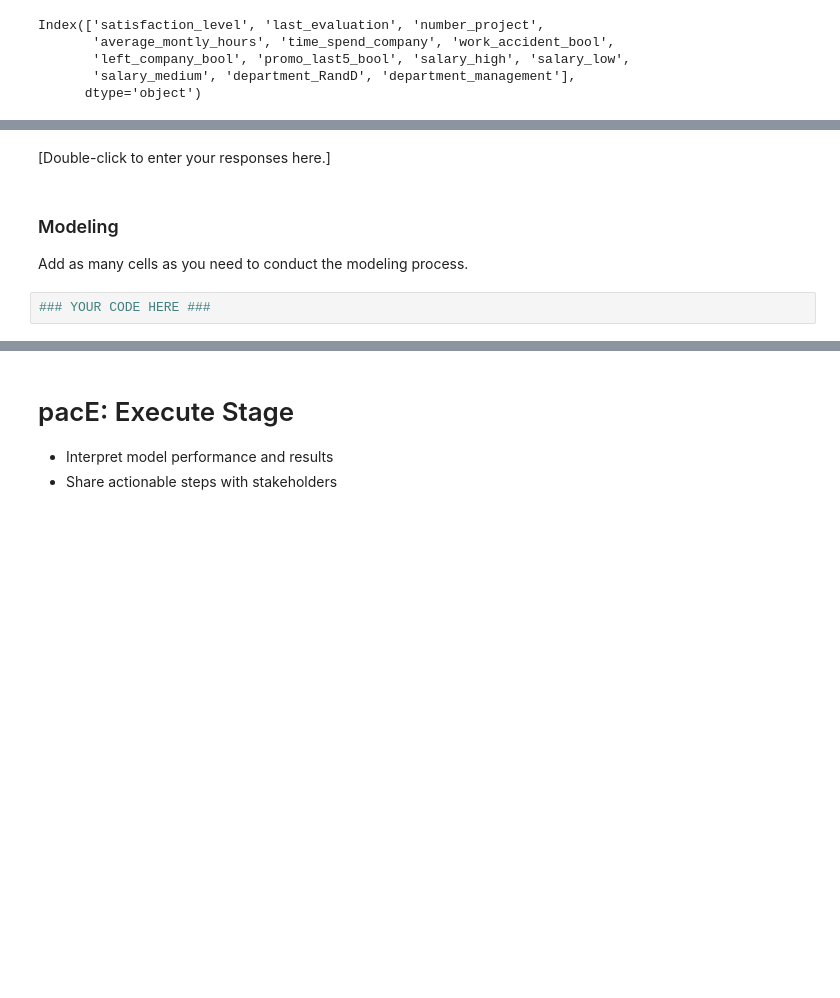
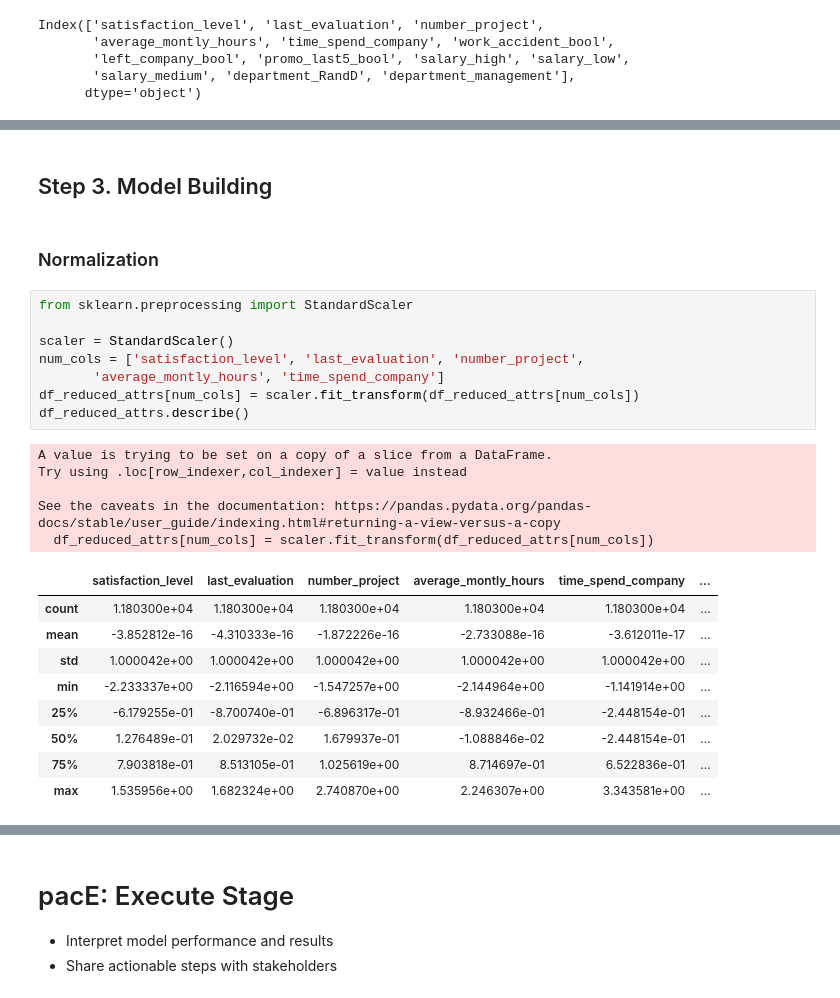
Before and after one commit to DoguKody/Predicting_Employee_Retention_Salifort_Motors, a Jupyter notebook: notebooks/Activity__Course_7_Salifort_Motors_project_lab.ipynb, the cells around one changed output, grey strips where cells are left out. Cells and saved outputs as stored; diff of their text form; blank space fills up the shorter version.

```diff
--- a/notebooks/Activity__Course_7_Salifort_Motors_project_lab.ipynb
+++ b/notebooks/Activity__Course_7_Salifort_Motors_project_lab.ipynb
@@ -1041,8 +1040,27 @@ Index(['satisfaction_level', 'last_evaluation', 'number_project',
-# %% [markdown]
-[Double-click to enter your responses here.]
-# %% [markdown]
-### Modeling
-
-Add as many cells as you need to conduct the modeling process.
-# %%
-### YOUR CODE HERE ###
+# %% [markdown]
+## Step 3. Model Building
+# %% [markdown]
+### Normalization
+# %%
+from sklearn.preprocessing import StandardScaler
+
+scaler = StandardScaler()
+num_cols = ['satisfaction_level', 'last_evaluation', 'number_project',
+       'average_montly_hours', 'time_spend_company']
+df_reduced_attrs[num_cols] = scaler.fit_transform(df_reduced_attrs[num_cols])
+df_reduced_attrs.describe()
+# %% [output]
+A value is trying to be set on a copy of a slice from a DataFrame.
+Try using .loc[row_indexer,col_indexer] = value instead
+
+See the caveats in the documentation: https://pandas.pydata.org/pandas-docs/stable/user_guide/indexing.html#returning-a-view-versus-a-copy
+  df_reduced_attrs[num_cols] = scaler.fit_transform(df_reduced_attrs[num_cols])
+|  | satisfaction_level | last_evaluation | number_project | average_montly_hours | time_spend_company | ... |
+| count | 1.180300e+04 | 1.180300e+04 | 1.180300e+04 | 1.180300e+04 | 1.180300e+04 | ... |
+| mean | -3.852812e-16 | -4.310333e-16 | -1.872226e-16 | -2.733088e-16 | -3.612011e-17 | ... |
+| std | 1.000042e+00 | 1.000042e+00 | 1.000042e+00 | 1.000042e+00 | 1.000042e+00 | ... |
+| min | -2.233337e+00 | -2.116594e+00 | -1.547257e+00 | -2.144964e+00 | -1.141914e+00 | ... |
+| 25% | -6.179255e-01 | -8.700740e-01 | -6.896317e-01 | -8.932466e-01 | -2.448154e-01 | ... |
+| 50% | 1.276489e-01 | 2.029732e-02 | 1.679937e-01 | -1.088846e-02 | -2.448154e-01 | ... |
+| 75% | 7.903818e-01 | 8.513105e-01 | 1.025619e+00 | 8.714697e-01 | 6.522836e-01 | ... |
+| max | 1.535956e+00 | 1.682324e+00 | 2.740870e+00 | 2.246307e+00 | 3.343581e+00 | ... |
```
Also changed, not shown: parts of 11 cells of this notebook, 1 other file.
